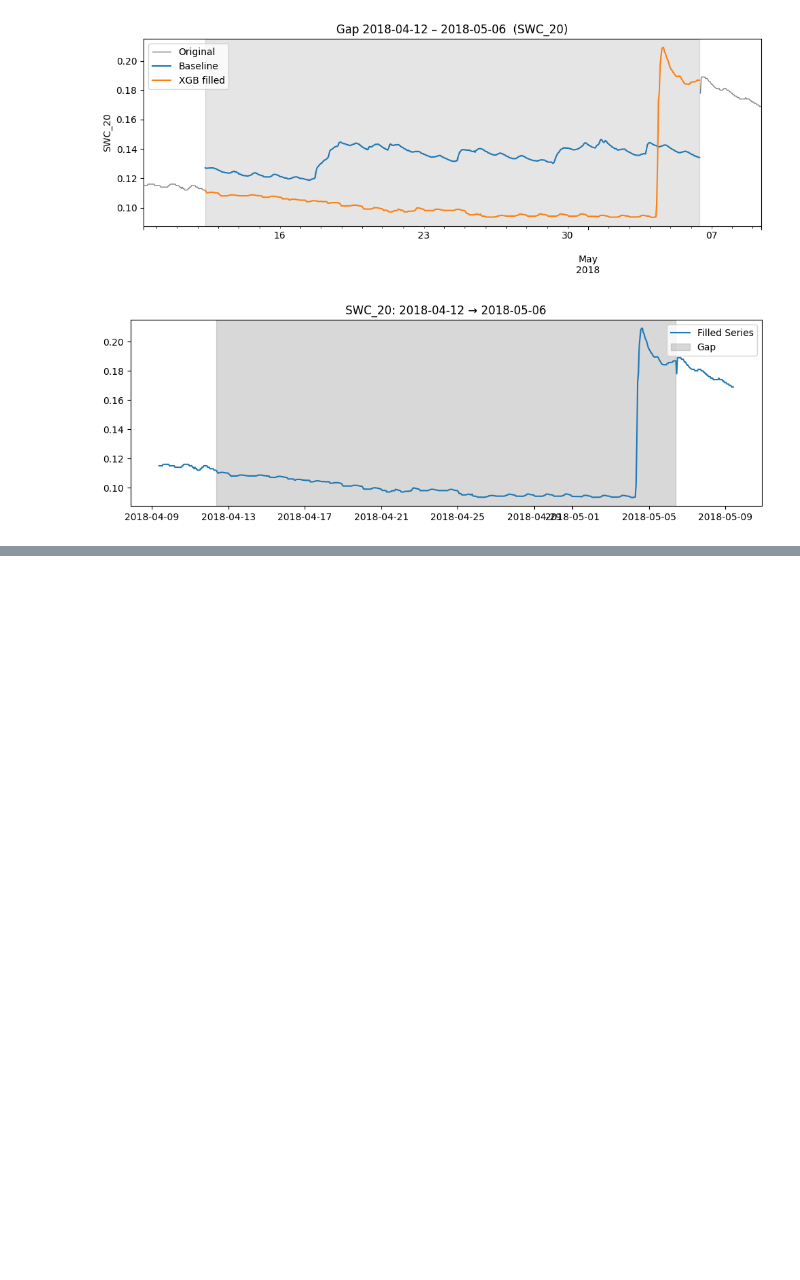
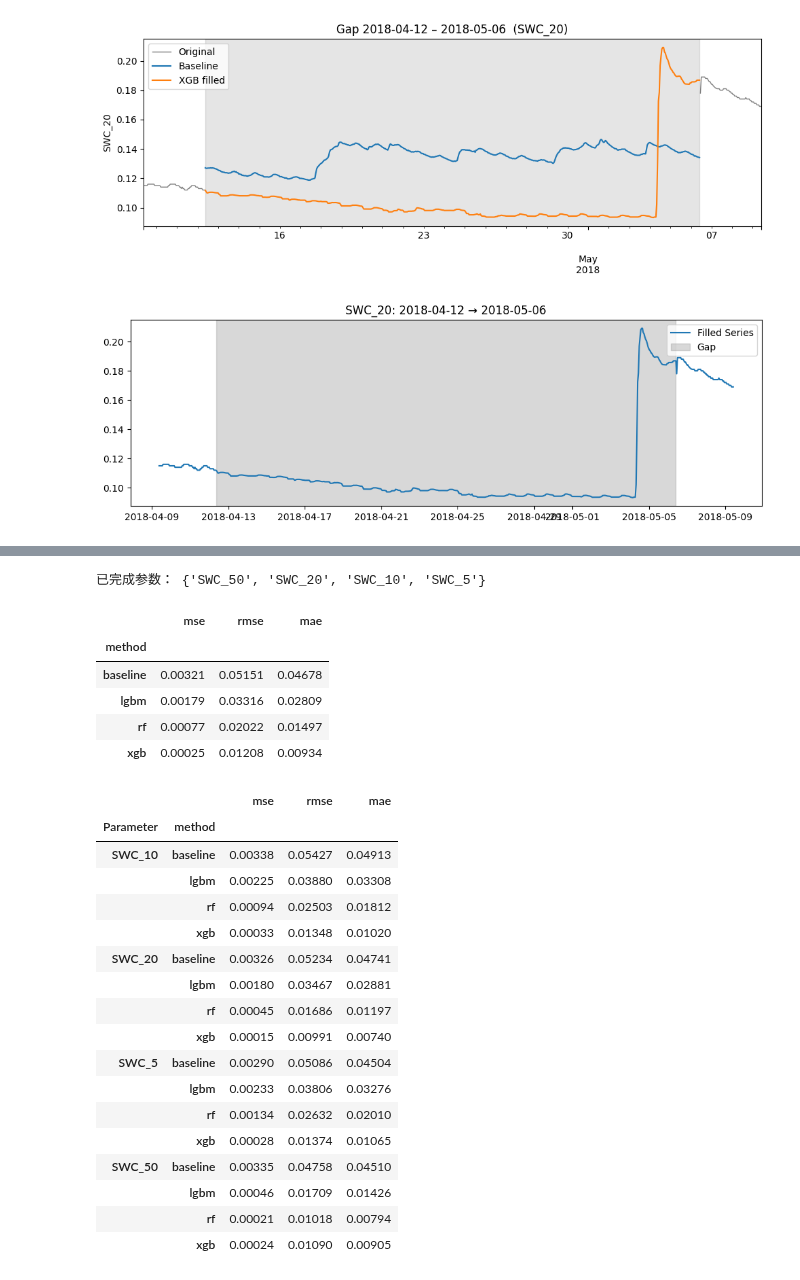
Before and after one commit to kiat/tx-soil-moisture, a Jupyter notebook: Model_2025/Long Gaps.ipynb, the cells around one changed output, grey strips where cells are left out. Drawn from its saved outputs; the diff is of its cells as text; code cells hidden in the pictures; blank space fills up the shorter version.

```diff
--- a/Model_2025/Long Gaps.ipynb
+++ b/Model_2025/Long Gaps.ipynb
@@ -402,0 +532,75 @@ Filled 1 long gap(s) with XGB.
+# %%
+import pandas as pd, pathlib
+
+out_partial = pathlib.Path("partial_longgap_metrics.csv")
+done_params = set()
+
+if out_partial.exists():
+    done_df = pd.read_csv(out_partial)
+    done_params = set(done_df["Parameter"].unique())
+    print("已完成参数：", done_params)
+
+for st, pa in itertools.product(STATIONS, PARAMS):
+    if pa in done_params:
+        continue
+
+    try:
+        df = load_cleaned_data(st)
+    except FileNotFoundError:
+        continue
+
+    df["Ppt"] = df["Ppt"].fillna(load_cleaned_data(3)["Ppt"]).fillna(0)
+    if pa not in df.columns:
+        continue
+
+    try:
+        fake_gaps = make_synthetic_gaps(df[pa], n=5,
+                                        seed=st * 100 + len(pa))
+    except ValueError:
+        print(f"Skip {st}-{pa}: insufficient continuous data.")
+        continue
+    if not fake_gaps:
+        continue
+
+    m = eval_one_series(df.copy(), pa, fake_gaps)
+
+    m.to_csv(out_partial, mode="a",
+             header=not out_partial.exists(), index=False)
+
+
+    done_params.add(pa)
+# %% [output]
+已完成参数： {'SWC_50', 'SWC_20', 'SWC_10', 'SWC_5'}
+# %%
+metrics_df = pd.read_csv("partial_longgap_metrics.csv")
+avg_tbl = metrics_df.groupby("method")[["mse","rmse","mae"]].mean().round(5)
+param_summary = (metrics_df
+                 .groupby(["Parameter","method"])[["mse","rmse","mae"]]
+                 .mean().round(5))
+display(avg_tbl)
+display(param_summary)
+# %% [output]
+|  | mse | rmse | mae |
+| method |  |  |  |
+| baseline | 0.00321 | 0.05151 | 0.04678 |
+| lgbm | 0.00179 | 0.03316 | 0.02809 |
+| rf | 0.00077 | 0.02022 | 0.01497 |
+| xgb | 0.00025 | 0.01208 | 0.00934 |
+|  |  | mse | rmse | mae |
+| Parameter | method |  |  |  |
+| SWC_10 | baseline | 0.00338 | 0.05427 | 0.04913 |
+|  | lgbm | 0.00225 | 0.03880 | 0.03308 |
+|  | rf | 0.00094 | 0.02503 | 0.01812 |
+|  | xgb | 0.00033 | 0.01348 | 0.01020 |
+| SWC_20 | baseline | 0.00326 | 0.05234 | 0.04741 |
+|  | lgbm | 0.00180 | 0.03467 | 0.02881 |
+|  | rf | 0.00045 | 0.01686 | 0.01197 |
+|  | xgb | 0.00015 | 0.00991 | 0.00740 |
+| SWC_5 | baseline | 0.00290 | 0.05086 | 0.04504 |
+|  | lgbm | 0.00233 | 0.03806 | 0.03276 |
+|  | rf | 0.00134 | 0.02632 | 0.02010 |
+|  | xgb | 0.00028 | 0.01374 | 0.01065 |
+| SWC_50 | baseline | 0.00335 | 0.04758 | 0.04510 |
+|  | lgbm | 0.00046 | 0.01709 | 0.01426 |
+|  | rf | 0.00021 | 0.01018 | 0.00794 |
+|  | xgb | 0.00024 | 0.01090 | 0.00905 |
```
Also changed, not shown: parts of 2 cells of this notebook, 4 other files.
